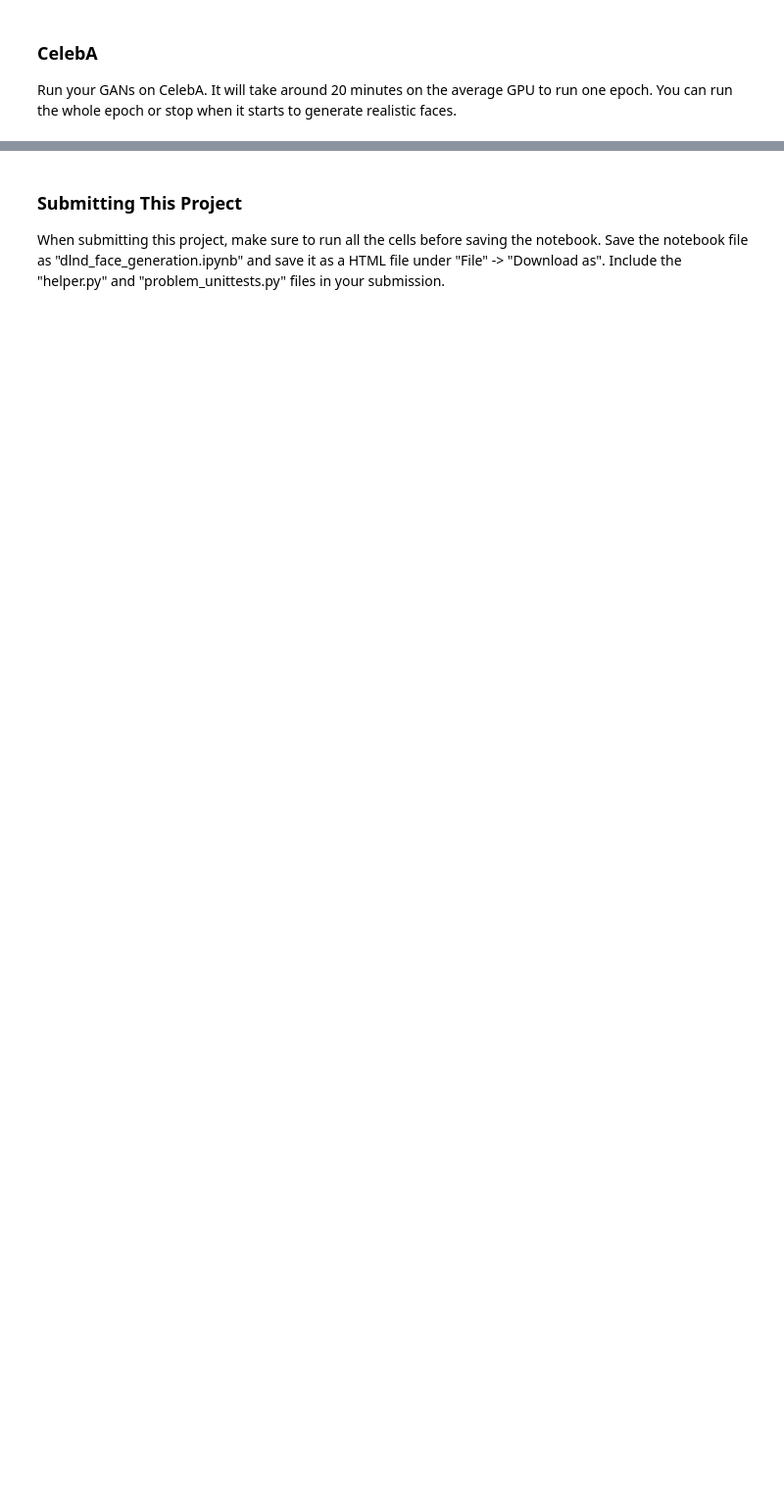
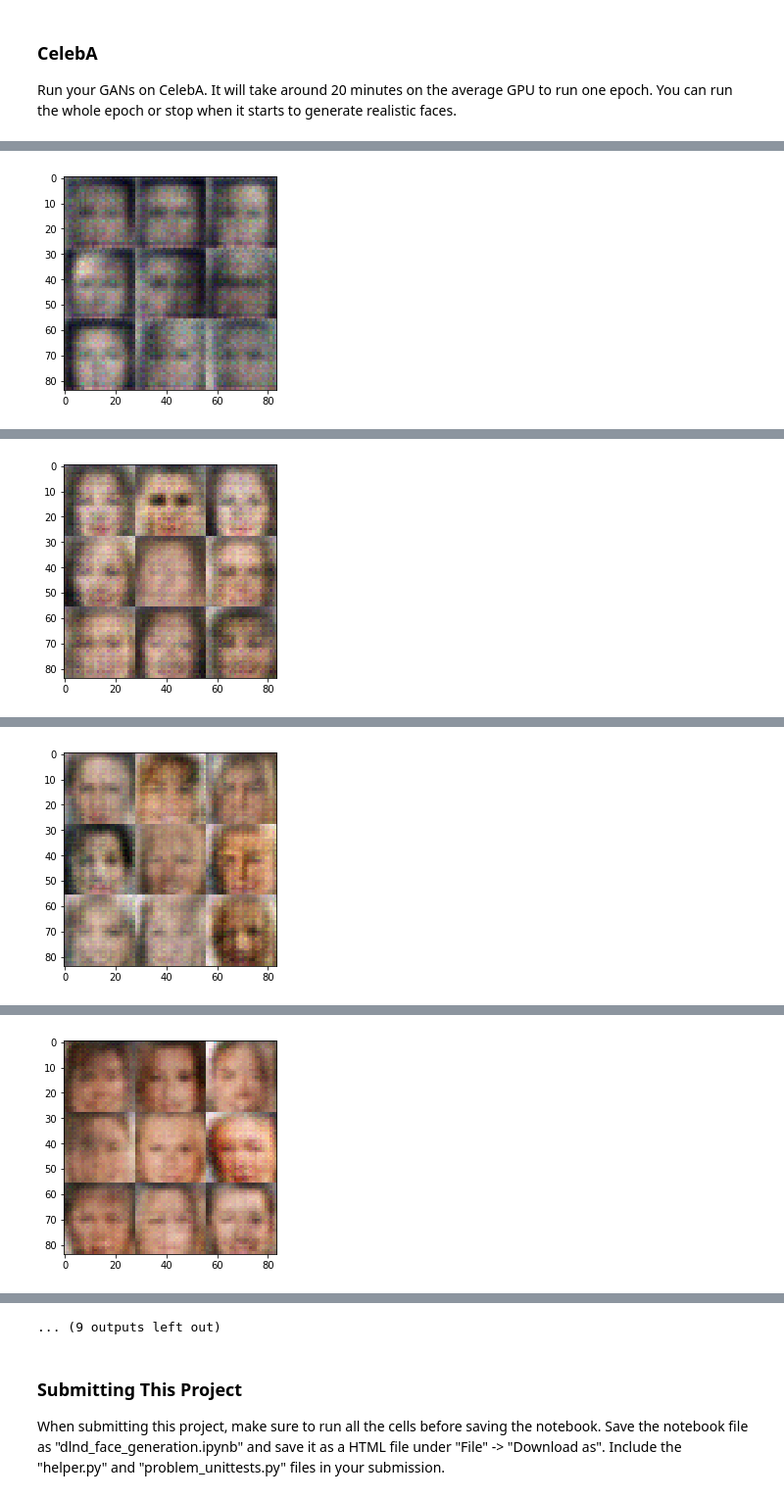
Before and after one commit to pedro-stanaka/dlnd-projects, a Jupyter notebook: face_generation/dlnd_face_generation.ipynb, the cells around one changed output, grey strips where cells are left out. Shown: that part at 98% size. Drawn from its saved outputs; the diff is of its cells as text; code cells hidden in the pictures; blank space fills up the shorter version.

```diff
--- a/face_generation/dlnd_face_generation.ipynb
+++ b/face_generation/dlnd_face_generation.ipynb
@@ -347,18 +436,19 @@ with tf.Graph().as_default():
 ### CelebA
 Run your GANs on CelebA.  It will take around 20 minutes on the average GPU to run one epoch.  You can run the whole epoch or stop when it starts to generate realistic faces.
 # %%
-batch_size = None
-z_dim = None
-learning_rate = None
-beta1 = None
+batch_size = 128
+z_dim = 128
+learning_rate = 0.0002
+beta1 = 0.5
 
 
 """
 DON'T MODIFY ANYTHING IN THIS CELL THAT IS BELOW THIS LINE
 """
-epochs = 1
+epochs = 2
 
 celeba_dataset = helper.Dataset('celeba', glob(os.path.join(data_dir, 'img_align_celeba/*.jpg')))
 with tf.Graph().as_default():
     train(epochs, batch_size, z_dim, learning_rate, beta1, celeba_dataset.get_batches,
           celeba_dataset.shape, celeba_dataset.image_mode)
+# %% [output]
@@ -364,0 +458 @@ with tf.Graph().as_default():
+[figure, added]
@@ -364,0 +462 @@ with tf.Graph().as_default():
+[figure, added]
@@ -364,0 +466 @@ with tf.Graph().as_default():
+[figure, added]
@@ -364,0 +470 @@ with tf.Graph().as_default():
+[figure, added]
@@ -365,3 +479,4 @@ with tf.Graph().as_default():
+... (9 outputs left out)
 # %% [markdown]
 ### Submitting This Project
 When submitting this project, make sure to run all the cells before saving the notebook. Save the notebook file as "dlnd_face_generation.ipynb" and save it as a HTML file under "File" -> "Download as". Include the "helper.py" and "problem_unittests.py" files in your submission.
```
Also changed, not shown: parts of 7 cells of this notebook, 1 other file.
